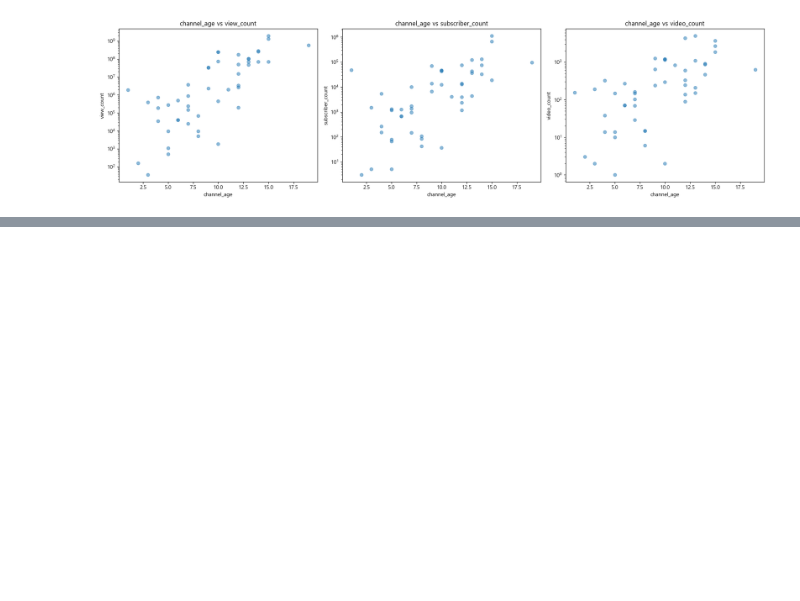
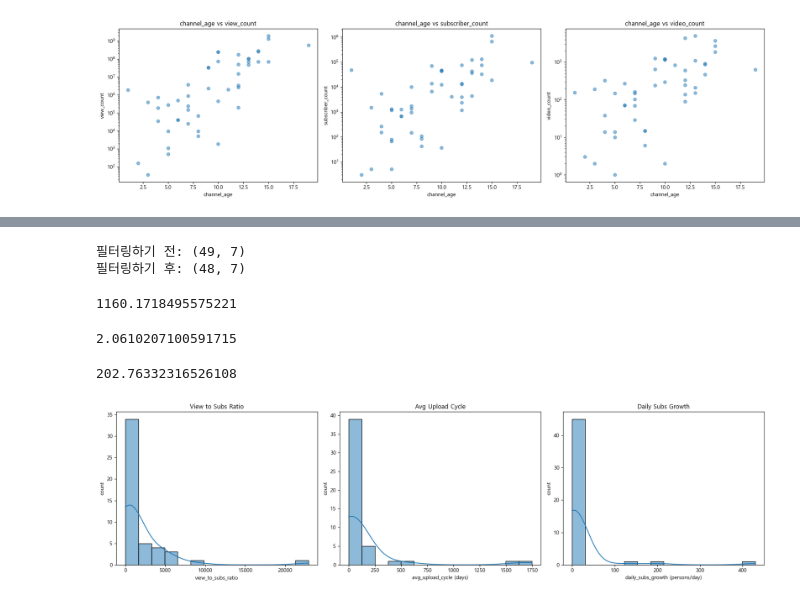
Before and after one commit to hanalo26/final_project, a Jupyter notebook: works/Haeun/02.IT-CompanyList_basic-stats.ipynb, the cells around one changed output, grey strips where cells are left out. Saved outputs shown, nothing was run; the diff lists cells and outputs as text; code cells hidden in the pictures; blank space fills up the shorter version.

```diff
--- a/works/Haeun/02.IT-CompanyList_basic-stats.ipynb
+++ b/works/Haeun/02.IT-CompanyList_basic-stats.ipynb
@@ -323,0 +325,70 @@ plt.show()
+# %%
+# 총 영상 개수, 구독자 수, 총 조회수 중 하나라도 0인 행 제거
+df_channel_IT_ststs_clean = df_channel_IT_ststs[
+    (df_channel_IT_ststs['video_count'] > 0) &
+    (df_channel_IT_ststs['subscriber_count'] > 0) &
+    (df_channel_IT_ststs['view_count'] > 0)
+]
+
+# 결과 확인
+print(f"필터링하기 전: {df_channel_IT_ststs.shape}")
+print(f"필터링하기 후: {df_channel_IT_ststs_clean.shape}")
+# %% [output]
+필터링하기 전: (49, 7)
+필터링하기 후: (48, 7)
+# %%
+# 구독자 대비 조회수 비율 = 조회수 / 구독자 수
+df_channel_IT_ststs_clean['view_to_subs_ratio'] = (
+    df_channel_IT_ststs_clean['view_count'] / df_channel_IT_ststs_clean['subscriber_count']
+)
+
+print(df_channel_IT_ststs_clean['view_to_subs_ratio'].iloc[0])
+# %% [output]
+1160.1718495575221
+# %%
+# 채널의 평균 업로드 주기 = 채널 운영 기간(일) / 영상수
+df_channel_IT_ststs_clean['avg_upload_cycle'] = (
+    df_channel_IT_ststs_clean['total_operate_days'] / df_channel_IT_ststs_clean['video_count']
+)
+
+print(df_channel_IT_ststs_clean['avg_upload_cycle'].iloc[0])
+# %% [output]
+2.0610207100591715
+# %%
+# 운영기간동안 하루마다 평균적으로 몇 명의 구독자가 발생하였는가? = 구독자 수 / 채널 운영 기간(일)
+df_channel_IT_ststs_clean['daily_subs_growth'] = (
+    df_channel_IT_ststs_clean['subscriber_count'] / df_channel_IT_ststs_clean['total_operate_days']
+)
+
+print(df_channel_IT_ststs_clean['daily_subs_growth'].iloc[0])
+# %% [output]
+202.76332316526108
+# %%
+# 3가지 파생 지표의 시각화 (히스토그램+KDE 곡선)
+fig, axes = plt.subplots(1, 3, figsize=(18, 5))
+
+# 1. 구독자 대비 조회수 비율
+axes[0].set_title('View to Subs Ratio')
+sns.histplot(df_channel_IT_ststs_clean['view_to_subs_ratio'],
+            kde=True, ax=axes[0])
+axes[0].set_xlabel('view_to_subs_ratio')
+axes[0].set_ylabel('count')
+
+# 2. 평균 업로드 주기
+axes[1].set_title('Avg Upload Cycle')
+sns.histplot(df_channel_IT_ststs_clean['avg_upload_cycle'],
+            kde=True, ax=axes[1])
+axes[1].set_xlabel('avg_upload_cycle (days)')
+axes[1].set_ylabel('count')
+
+# 3. 하루 평균 구독자 증가 수
+axes[2].set_title('Daily Subs Growth')
+sns.histplot(df_channel_IT_ststs_clean['daily_subs_growth'],
+            kde=True, ax=axes[2])
+axes[2].set_xlabel('daily_subs_growth (persons/day)')
+axes[2].set_ylabel('count')
+
+plt.tight_layout()
+plt.show()
+# %% [output]
+[figure, added]
```
Also changed, not shown: parts of 7 cells of this notebook, 1 other file.
